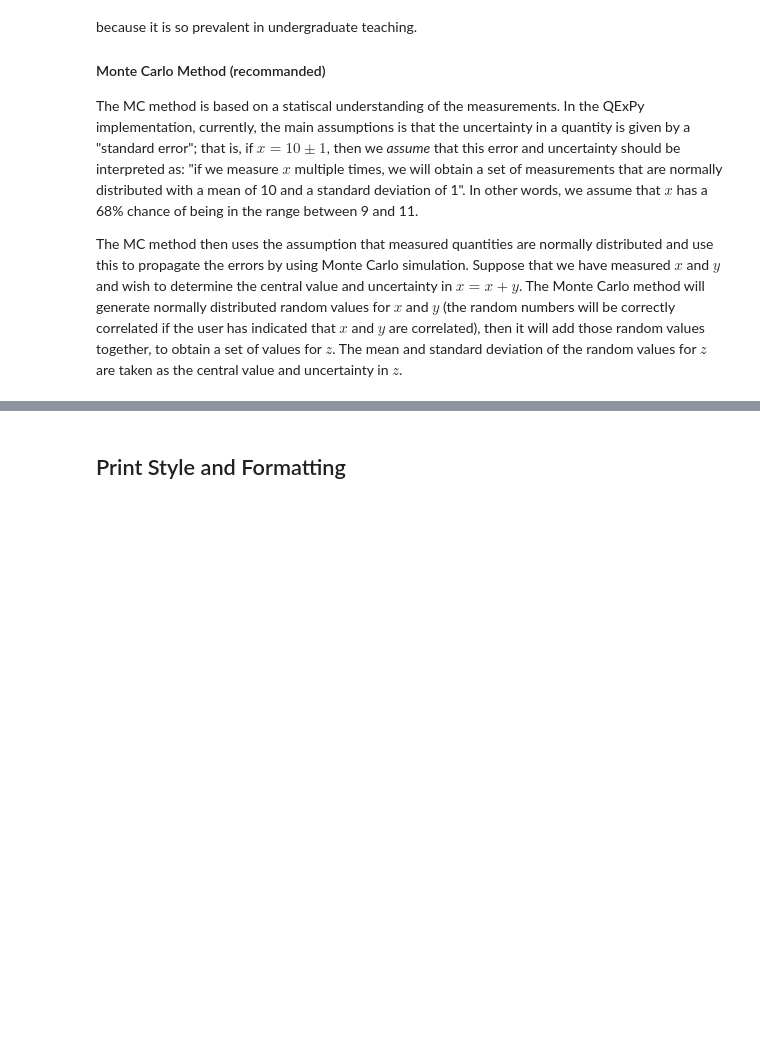
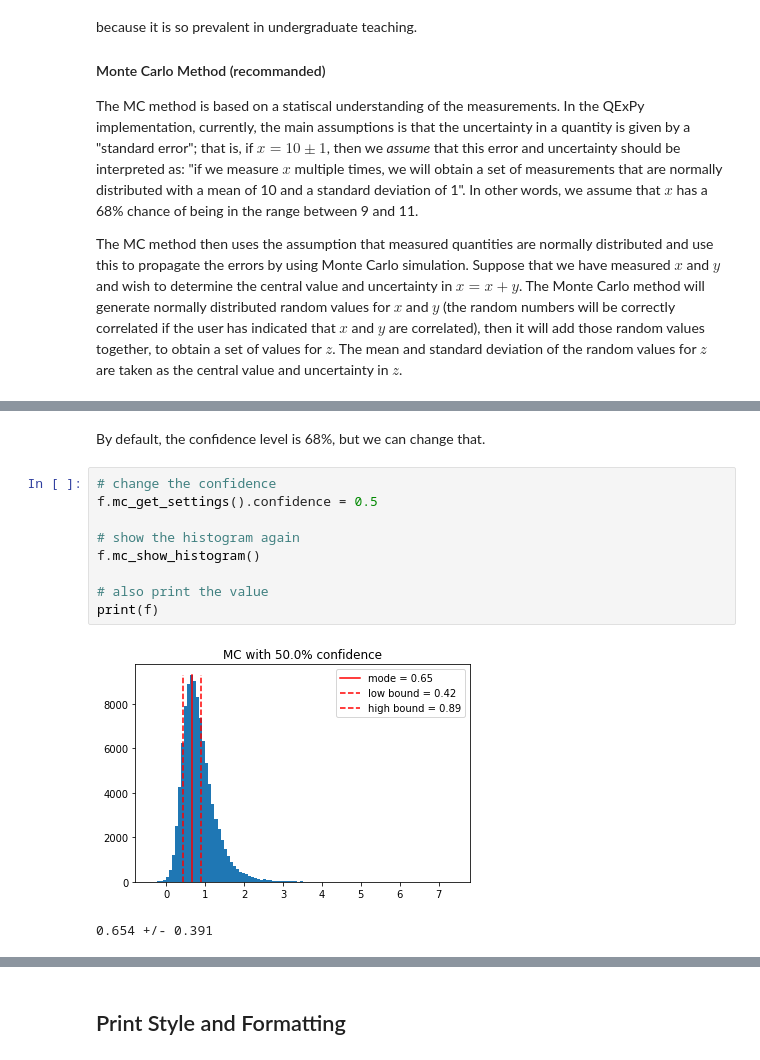
Before and after one commit to Queens-Physics/qexpy, a Jupyter notebook: examples/getting_started.ipynb, the cells around one changed output, grey strips where cells are left out. Drawn from its saved outputs; the diff is of its cells as text; blank space fills up the shorter version.

```diff
--- a/examples/getting_started.ipynb
+++ b/examples/getting_started.ipynb
@@ -83,0 +115,14 @@ force = 30.07 +/- 2.37 [kg⋅m⋅s^-2]
+# %% [markdown]
+By default, the confidence level is 68%, but we can change that.
+# %%
+# change the confidence
+f.mc_get_settings().confidence = 0.5
+
+# show the histogram again
+f.mc_show_histogram()
+
+# also print the value
+print(f)
+# %% [output]
+[figure, added]
+0.654 +/- 0.391
```
Also changed, not shown: parts of 12 cells of this notebook, 7 other files.
